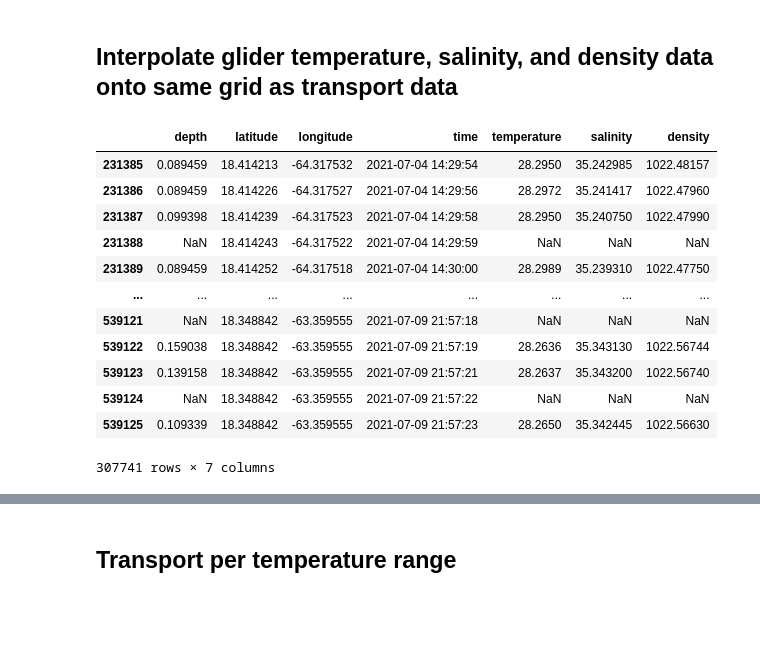
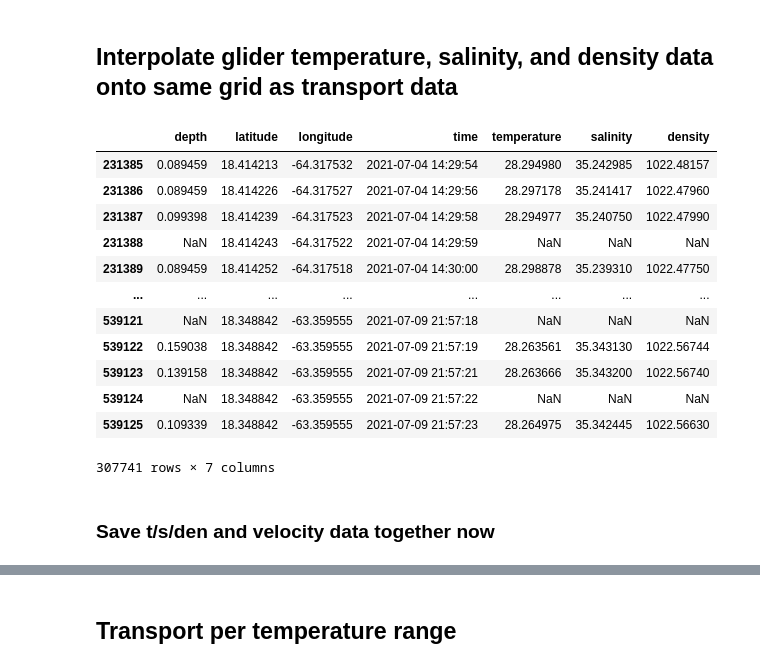
Before and after one commit to JGradone/Anegada-Glider-Transport, a Jupyter notebook: notebooks/04_Slocum_AD2CP_Analysis_RU29_2021_Mission_1.ipynb, the cells around one changed output, grey strips where cells are left out. Cells and saved outputs as stored; diff of their text form; code cells hidden in the pictures; blank space fills up the shorter version.

```diff
--- a/notebooks/04_Slocum_AD2CP_Analysis_RU29_2021_Mission_1.ipynb
+++ b/notebooks/04_Slocum_AD2CP_Analysis_RU29_2021_Mission_1.ipynb
@@ -340,32 +340,33 @@ np.nansum(transport_gridu_200)/np.nansum(transport_cross)
 # %%
 sci_ds_id = 'ru29-20210630T1343-profile-sci-delayed'
 
 ## Load flight data
+variables = ['depth', 'latitude', 'longitude', 'time', 'potential_temperature', 'salinity','density']
+sci_gdf = get_erddap_dataset(sci_ds_id, server='http://slocum-data.marine.rutgers.edu/erddap', variables = variables, filetype='dataframe')
 variables = ['depth', 'latitude', 'longitude', 'time', 'temperature', 'salinity','density']
-sci_gdf = get_erddap_dataset(sci_ds_id, server='http://slocum-data.marine.rutgers.edu/erddap', variables = variables, filetype='dataframe')
 sci_gdf.columns = variables
 
 ## Edit time formatting for subsetting
 glider_times = pd.to_datetime(sci_gdf.time.values).tz_localize(None)
 sci_gdf.time = glider_times
 
 
 mask = (sci_gdf.time.values >= subset_ds.start_time.values[0]) & (sci_gdf.time.values <= subset_ds.end_time.values[-1])
 sci_gdf = sci_gdf.loc[mask]
 sci_gdf
 # %% [output]
 |  | depth | latitude | longitude | time | temperature | salinity | density |
-| 231385 | 0.089459 | 18.414213 | -64.317532 | 2021-07-04 14:29:54 | 28.2950 | 35.242985 | 1022.48157 |
-| 231386 | 0.089459 | 18.414226 | -64.317527 | 2021-07-04 14:29:56 | 28.2972 | 35.241417 | 1022.47960 |
-| 231387 | 0.099398 | 18.414239 | -64.317523 | 2021-07-04 14:29:58 | 28.2950 | 35.240750 | 1022.47990 |
+| 231385 | 0.089459 | 18.414213 | -64.317532 | 2021-07-04 14:29:54 | 28.294980 | 35.242985 | 1022.48157 |
+| 231386 | 0.089459 | 18.414226 | -64.317527 | 2021-07-04 14:29:56 | 28.297178 | 35.241417 | 1022.47960 |
+| 231387 | 0.099398 | 18.414239 | -64.317523 | 2021-07-04 14:29:58 | 28.294977 | 35.240750 | 1022.47990 |
 | 231388 | NaN | 18.414243 | -64.317522 | 2021-07-04 14:29:59 | NaN | NaN | NaN |
-| 231389 | 0.089459 | 18.414252 | -64.317518 | 2021-07-04 14:30:00 | 28.2989 | 35.239310 | 1022.47750 |
+| 231389 | 0.089459 | 18.414252 | -64.317518 | 2021-07-04 14:30:00 | 28.298878 | 35.239310 | 1022.47750 |
 | ... | ... | ... | ... | ... | ... | ... | ... |
 | 539121 | NaN | 18.348842 | -63.359555 | 2021-07-09 21:57:18 | NaN | NaN | NaN |
-| 539122 | 0.159038 | 18.348842 | -63.359555 | 2021-07-09 21:57:19 | 28.2636 | 35.343130 | 1022.56744 |
-| 539123 | 0.139158 | 18.348842 | -63.359555 | 2021-07-09 21:57:21 | 28.2637 | 35.343200 | 1022.56740 |
+| 539122 | 0.159038 | 18.348842 | -63.359555 | 2021-07-09 21:57:19 | 28.263561 | 35.343130 | 1022.56744 |
+| 539123 | 0.139158 | 18.348842 | -63.359555 | 2021-07-09 21:57:21 | 28.263666 | 35.343200 | 1022.56740 |
 | 539124 | NaN | 18.348842 | -63.359555 | 2021-07-09 21:57:22 | NaN | NaN | NaN |
-| 539125 | 0.109339 | 18.348842 | -63.359555 | 2021-07-09 21:57:23 | 28.2650 | 35.342445 | 1022.56630 |
+| 539125 | 0.109339 | 18.348842 | -63.359555 | 2021-07-09 21:57:23 | 28.264975 | 35.342445 | 1022.56630 |
 307741 rows × 7 columns
 # %%
 ## Pull out depth to interpolate onto
@@ -386,3 +387,5 @@ for x in np.arange(0,len(subset_ds.time)):
     gridtemp[:,x]     = interp.griddata(sci_gdf2.depth.values,sci_gdf2.temperature.values,griddepth)
     gridsalinity[:,x] = interp.griddata(sci_gdf2.depth.values,sci_gdf2.salinity.values,griddepth)
     griddensity[:,x]  = interp.griddata(sci_gdf2.depth.values,sci_gdf2.density.values,griddepth)
+# %% [markdown]
+### Save t/s/den and velocity data together now
```
Also changed, not shown: parts of 2 cells of this notebook, 4 other files.
